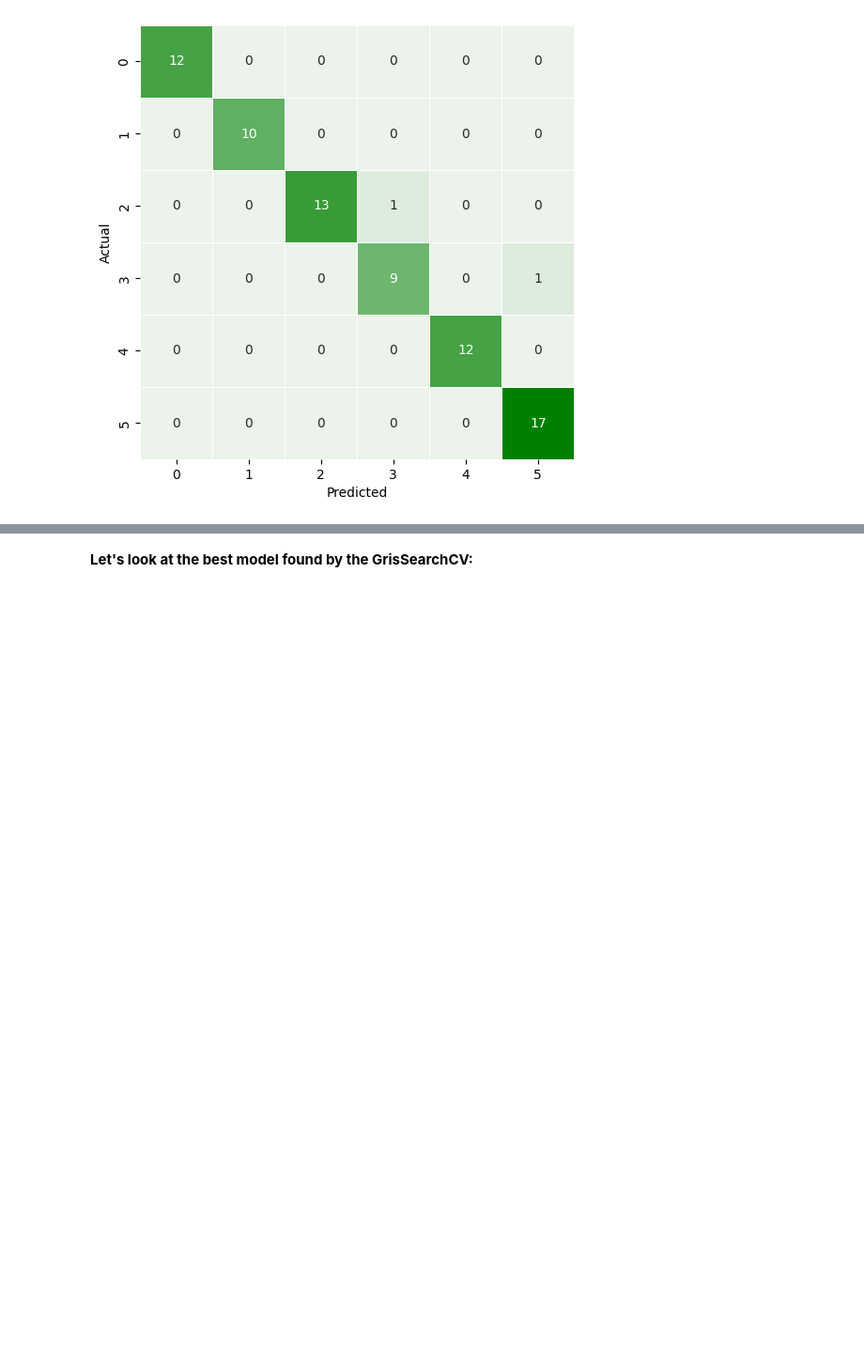
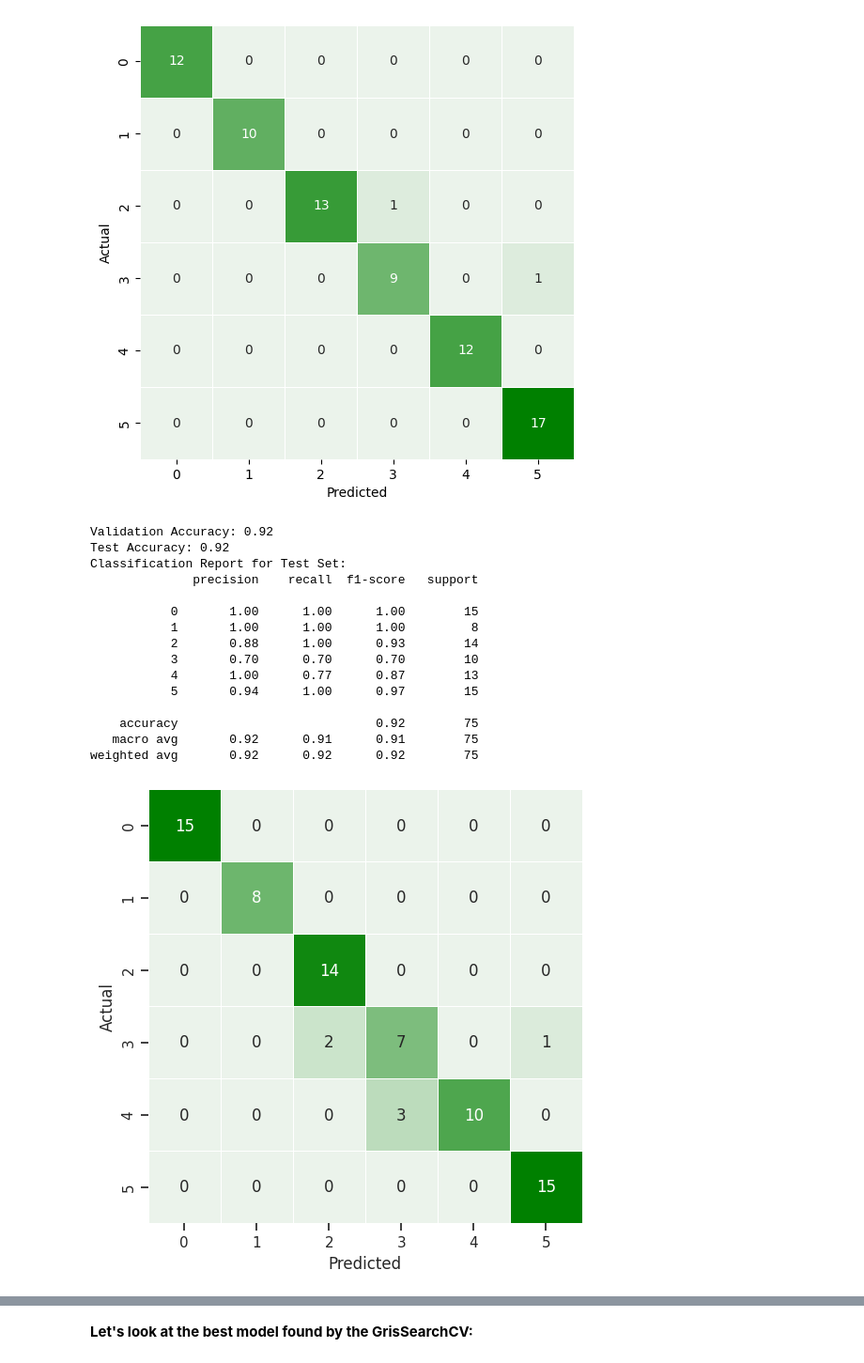
Before and after one commit to shahriar-math1364/data-science-, a Jupyter notebook: Project2/Classification_project.ipynb, the cells around one changed output, grey strips where cells are left out. Shown at 94% size. Drawn from its saved outputs; the diff is of its cells as text; code cells hidden in the pictures; blank space fills up the shorter version.

```diff
--- a/Project2/Classification_project.ipynb
+++ b/Project2/Classification_project.ipynb
@@ -623,4 +642,84 @@ Classification Report:
  [ 0  0  0  0 12  0]
  [ 0  0  0  0  0 17]]
 [figure]
+# %%
+import xgboost as xgb
+from sklearn.model_selection import train_test_split, GridSearchCV
+from sklearn.metrics import accuracy_score, classification_report, confusion_matrix
+import matplotlib.pyplot as plt
+import seaborn as sns
+from sklearn.preprocessing import LabelEncoder
+
+label_encoder = LabelEncoder()
+y_encod = label_encoder.fit_transform(y)
+
+# Split the data into training, validation, and test sets
+X_train, X_tmp, y_train, y_tmp = train_test_split(X, y_encod, test_size=0.4, random_state=42)
+X_val, X_test, y_val, y_test = train_test_split(X_tmp, y_tmp, test_size=0.5, random_state=42)
+
+# Define the XGBoost model
+xgb_model = xgb.XGBClassifier(objective='multi:softmax', num_class=8)
+
+# Define hyperparameters for tuning
+param_grid = {
+    'max_depth': [3, 4, 5],
+    'learning_rate': [0.1, 0.01, 0.001],
+    'n_estimators': [50, 100, 150],
+    'subsample': [0.8, 0.9, 1.0],
+    'colsample_bytree': [0.8, 0.9, 1.0],
+}
+
+# Perform GridSearchCV to find the best hyperparameters using the training set
+grid_search = GridSearchCV(estimator=xgb_model, param_grid=param_grid, cv=3, scoring='accuracy', n_jobs=-1)
+grid_search.fit(X_train, y_train)
+
+# Get the best hyperparameters and the best model
+best_params = grid_search.best_params_
+best_model = grid_search.best_estimator_
+
+# Make predictions on the validation set using the best model
+y_val_pred = best_model.predict(X_val)
+
+# Calculate accuracy on the validation set
+val_accuracy = accuracy_score(y_val, y_val_pred)
+print("Validation Accuracy:", val_accuracy)
+
+# Make predictions on the test set using the best model
+y_test_pred = best_model.predict(X_test)
+
+# Calculate accuracy on the test set
+test_accuracy = accuracy_score(y_test, y_test_pred)
+print("Test Accuracy:", test_accuracy)
+
+# Generate a classification report for the test set
+print("Classification Report for Test Set:")
+print(classification_report(y_test, y_test_pred))
+
+# Display the confusion matrix for the test set
+confusion = confusion_matrix(y_test, y_test_pred)
+cmap = sns.light_palette("green", as_cmap=True)
+
+# Create a heatmap of the confusion matrix with colors
+plt.figure(figsize=(8, 6))
+sns.heatmap(confusion, annot=True, fmt="d", cmap=cmap, linewidths=.5, square=True, cbar=False)
+plt.xlabel("Predicted")
+plt.ylabel("Actual")
+plt.show()
+# %% [output]
+Validation Accuracy: 0.92
+Test Accuracy: 0.92
+Classification Report for Test Set:
+              precision    recall  f1-score   support
+
+           0       1.00      1.00      1.00        15
+           1       1.00      1.00      1.00         8
+           2       0.88      1.00      0.93        14
+           3       0.70      0.70      0.70        10
+           4       1.00      0.77      0.87        13
+           5       0.94      1.00      0.97        15
+
+    accuracy                           0.92        75
+   macro avg       0.92      0.91      0.91        75
+weighted avg       0.92      0.92      0.92        75
+[figure, added]
 # %% [markdown]
```
Also changed, not shown: parts of 14 cells of this notebook.
